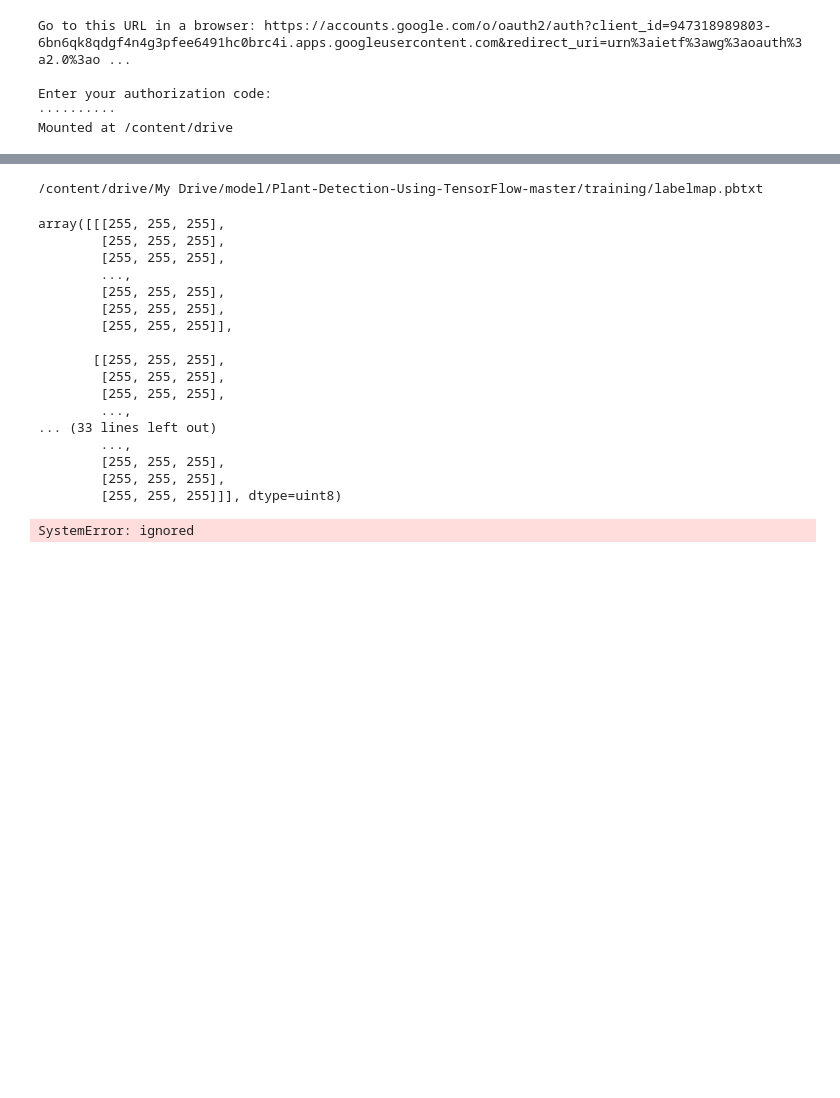
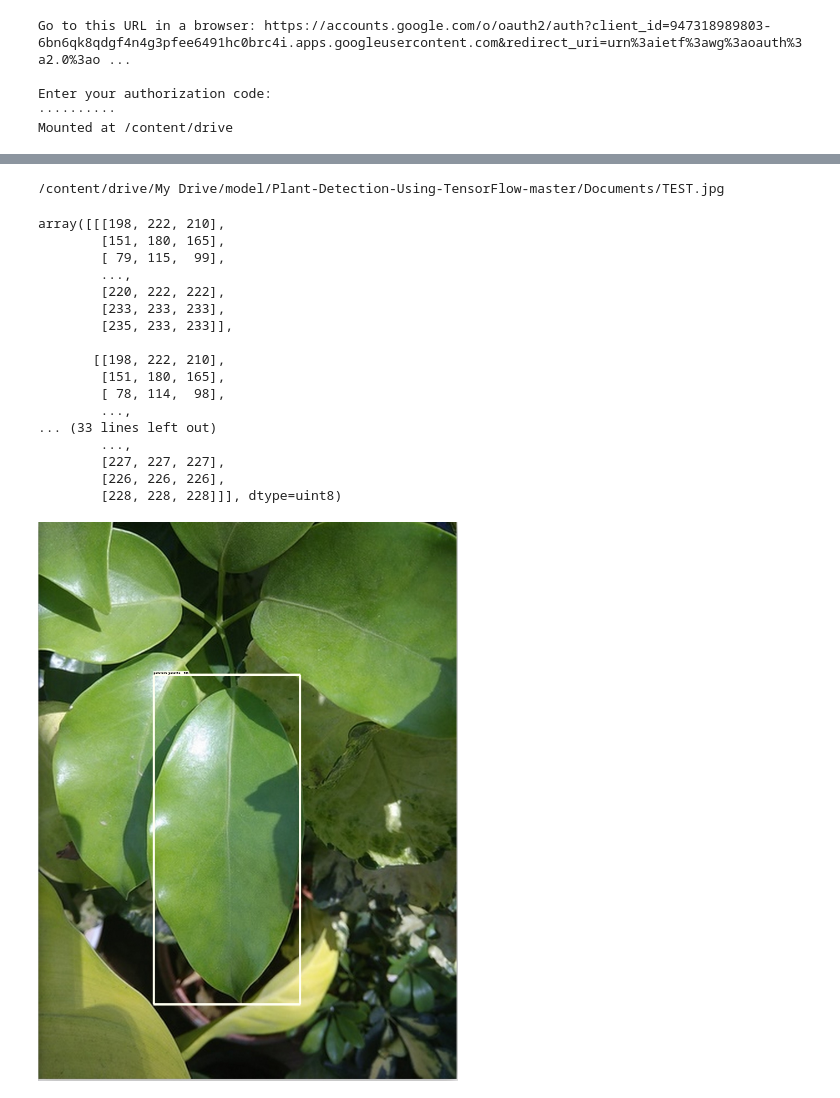
Before and after one commit to HuyKhoi-code/CS114.K21, a Jupyter notebook: leaf_detect.ipynb, the cells around one changed output, grey strips where cells are left out. Cells and saved outputs as stored; diff of their text form; code cells hidden in the pictures; blank space fills up the shorter version.

```diff
--- a/leaf_detect.ipynb
+++ b/leaf_detect.ipynb
@@ -65,6 +63,6 @@ CWD_PATH = '/content/drive/My Drive/model/Plant-Detection-Using-TensorFlow-maste
 # %%
 MODEL_NAME = 'inference_graph'
-IMAGE_NAME = 'test1.jpg'
+IMAGE_NAME = 'TEST.jpg'
 # %%
 from google.colab import files
 uploaded = files.upload()
@@ -84,14 +82,14 @@ PATH_TO_CKPT = os.path.join(CWD_PATH,'drive/My Drive/model/Plant-Detection-Using
 PATH_TO_LABELS = os.path.join(CWD_PATH,'drive/My Drive/model/Plant-Detection-Using-TensorFlow-master/','training','labelmap.pbtxt')
 
 # Path to image
-PATH_TO_IMAGE = os.path.join(CWD_PATH,'drive/My Drive/model/Plant-Detection-Using-TensorFlow-master/',IMAGE_NAME)
+PATH_TO_IMAGE = os.path.join(CWD_PATH,'drive/My Drive/model/Plant-Detection-Using-TensorFlow-master/Documents',IMAGE_NAME)
 
 # Number of classes the object detector can identify
 NUM_CLASSES = 6
 
-print (PATH_TO_LABELS)
+print (PATH_TO_IMAGE)
 # %% [output]
-/content/drive/My Drive/model/Plant-Detection-Using-TensorFlow-master/training/labelmap.pbtxt
+/content/drive/My Drive/model/Plant-Detection-Using-TensorFlow-master/Documents/TEST.jpg
 # %%
 # Load the label map.
 # Label maps map indices to category names, so that when our convolution
@@ -153,26 +151,25 @@ vis_util.visualize_boxes_and_labels_on_image_array(
     line_thickness=8,
     min_score_thresh=0.80)
 # %% [output]
-array([[[255, 255, 255],
-        [255, 255, 255],
-        [255, 255, 255],
+array([[[198, 222, 210],
+        [151, 180, 165],
+        [ 79, 115,  99],
         ...,
-        [255, 255, 255],
-        [255, 255, 255],
-        [255, 255, 255]],
+        [220, 222, 222],
+        [233, 233, 233],
+        [235, 233, 233]],
 
-       [[255, 255, 255],
-        [255, 255, 255],
-        [255, 255, 255],
+       [[198, 222, 210],
+        [151, 180, 165],
+        [ 78, 114,  98],
         ...,
 ... (33 lines left out)
         ...,
-        [255, 255, 255],
-        [255, 255, 255],
-        [255, 255, 255]]], dtype=uint8)
+        [227, 227, 227],
+        [226, 226, 226],
+        [228, 228, 228]]], dtype=uint8)
 # %%
 from google.colab.patches import cv2_imshow
-img= cv2.imread(image)
-cv2_imshow(img)
+cv2_imshow(image)
 # %% [output]
-SystemError: ignored
+[figure, added]
```
Also changed, not shown: parts of 4 cells of this notebook.
